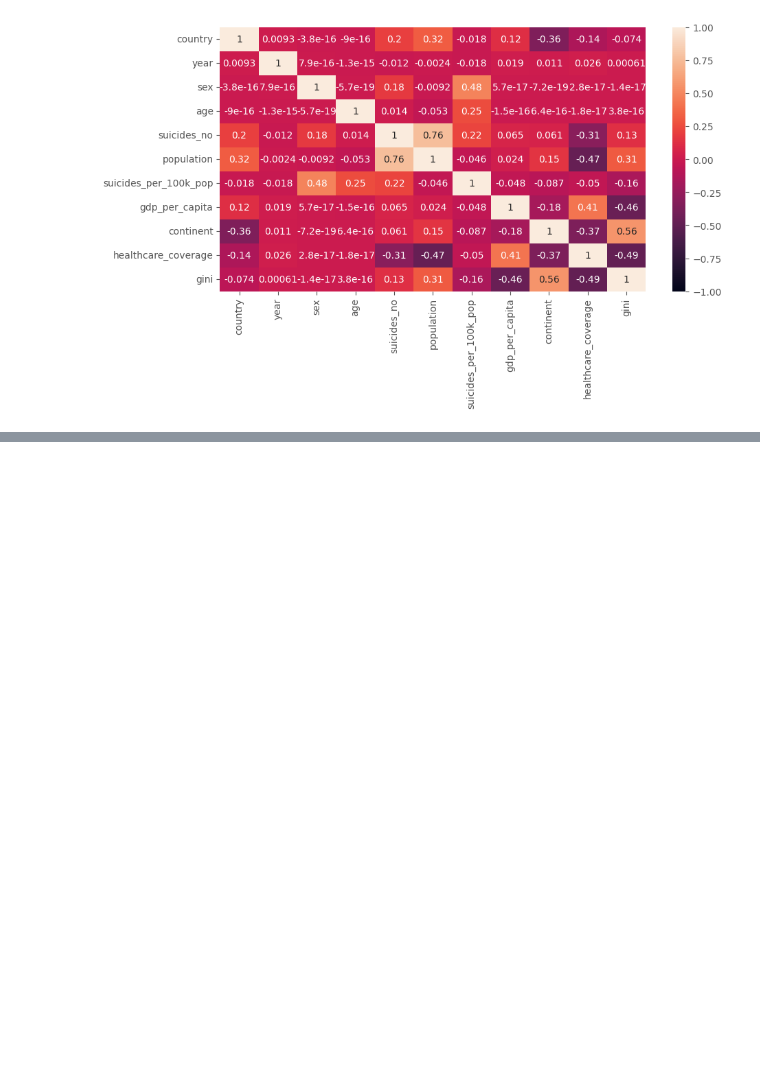
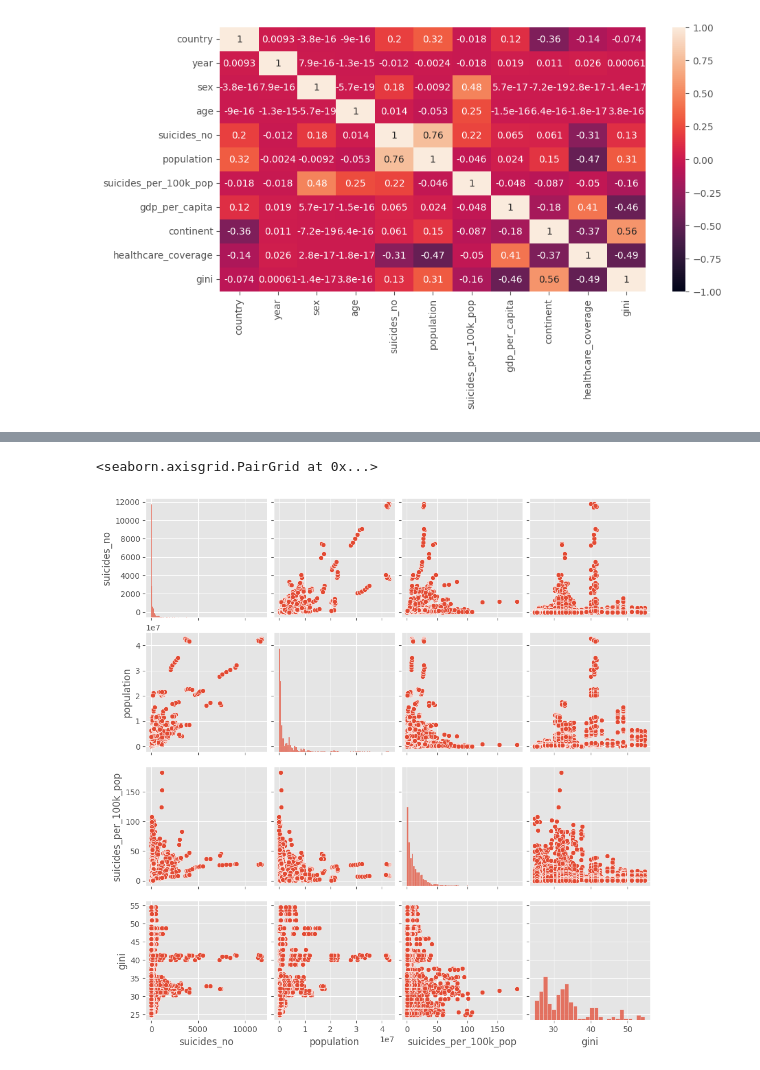
Before and after one commit to MarcelRosier/bdp_project, a Jupyter notebook: mental_health/eda_ds_preproc.ipynb, the cells around one changed output, grey strips where cells are left out. Cells and saved outputs as stored; diff of their text form; code cells hidden in the pictures; blank space fills up the shorter version.

```diff
--- a/mental_health/eda_ds_preproc.ipynb
+++ b/mental_health/eda_ds_preproc.ipynb
@@ -36,0 +46,5 @@ sns.heatmap(df.corr(),annot=True, ax=ax, vmin=-1, vmax=1)
+# %%
+sns.pairplot(df[['suicides_no','population','suicides_per_100k_pop','gini']])
+# %% [output]
+<seaborn.axisgrid.PairGrid at 0x...>
+[figure, added]
```
Also changed, not shown: parts of 5 cells of this notebook, 3 other files.
